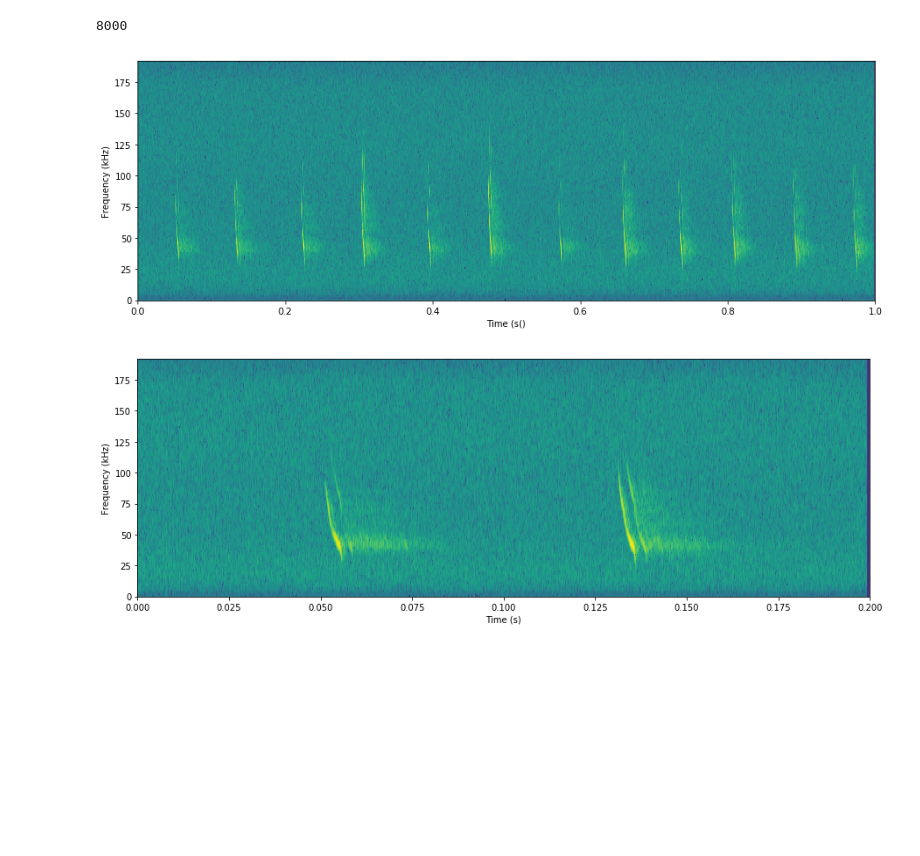
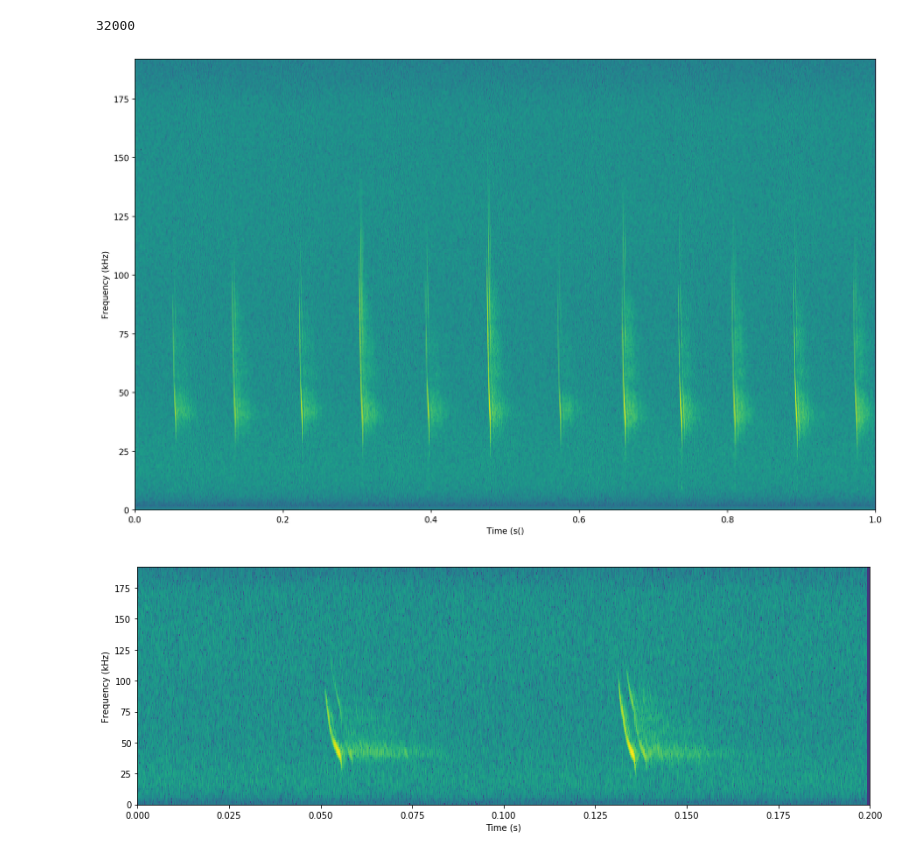
Before and after one commit to cloudedbats/cloudedbats_dsp, a Jupyter notebook: notebooks/dsp4bats_plot_spectrograms.ipynb, the cells around one changed output. Drawn from its saved outputs; the diff is of its cells as text; code cells hidden in the pictures; blank space fills up the shorter version.

```diff
--- a/notebooks/dsp4bats_plot_spectrograms.ipynb
+++ b/notebooks/dsp4bats_plot_spectrograms.ipynb
@@ -23,35 +25,39 @@ sampling_freq = wave_reader.sampling_freq
 signal = wave_reader.read_buffer()
 wave_reader.close()
 # %%
-window_size = 256
-#window_size = 512
+#window_size = 256
+window_size = 512
 dbsf_util = dsp4bats.DbfsSpectrumUtil(window_size=window_size, window_function='hann')
 # %%
-jump = int(sampling_freq/8000)
+jump = int(sampling_freq/1000/32)
 size = int(len(signal) / jump)
 matrix = dbsf_util.calc_dbfs_matrix(signal, matrix_size=size, jump=jump)
 len(matrix)
 # %% [output]
-8000
+32000
 # %%
 length_in_sec = len(signal) / sampling_freq
 max_freq = sampling_freq / 1000 / 2
 
-f, ax = plt.subplots(figsize=(15, 5))
+fig, ax = plt.subplots(figsize=(16, 10),
+                     dpi=150,
+                    )
 ax.imshow(matrix.T,
           cmap='viridis',
           origin='lower',
           extent=(0, length_in_sec,
                   0, max_freq)
          )
 ax.axis('tight')
 ax.set_ylabel('Frequency (kHz)')
 ax.set_xlabel('Time (s()')
 #ax.set_ylim([0,160])
 
+file_name = pathlib.Path(sound_file).stem + '_Spectrogram.png'
+fig.savefig('data_out/' + file_name)
 plt.show()
 # %% [output]
-[figure, old version]
+[figure, new version]
 # %%
 signal_short = signal[0:int(len(signal)/5)]
 
```
Also changed, not shown: parts of 3 cells of this notebook, 2 other files.
